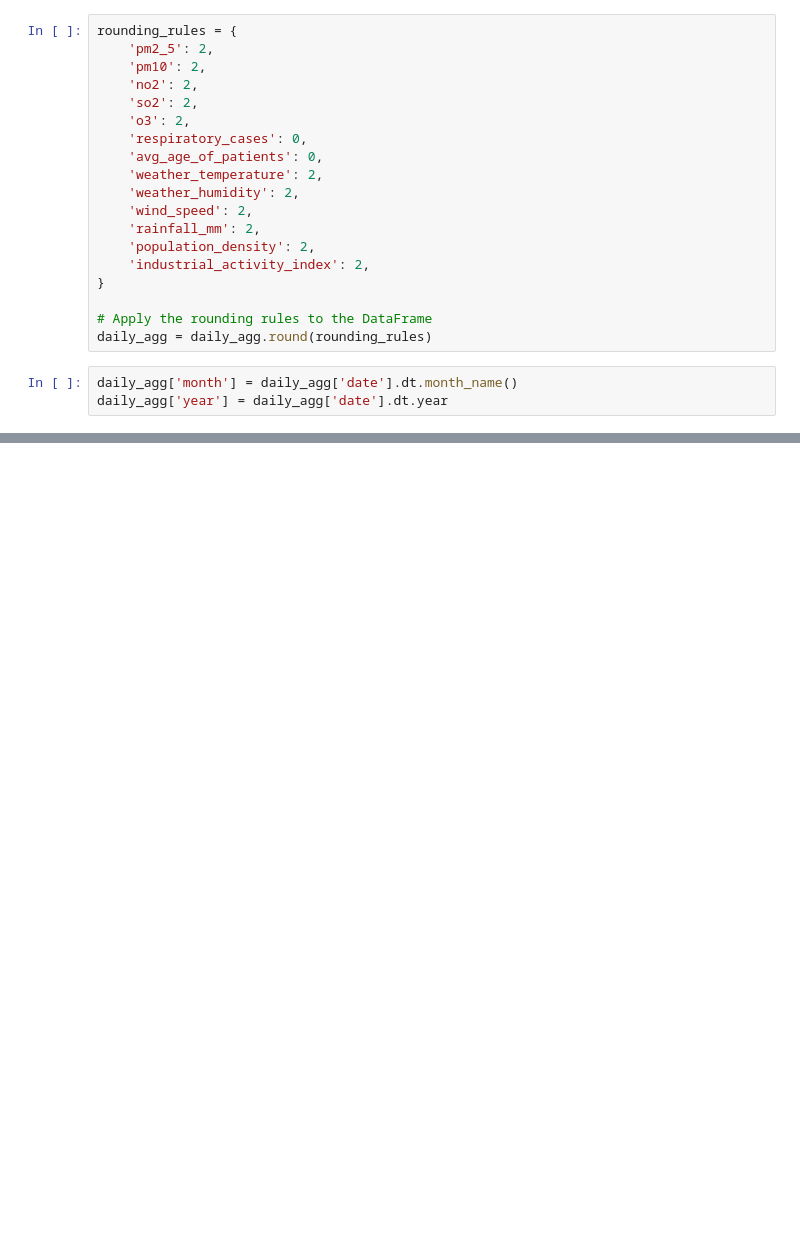
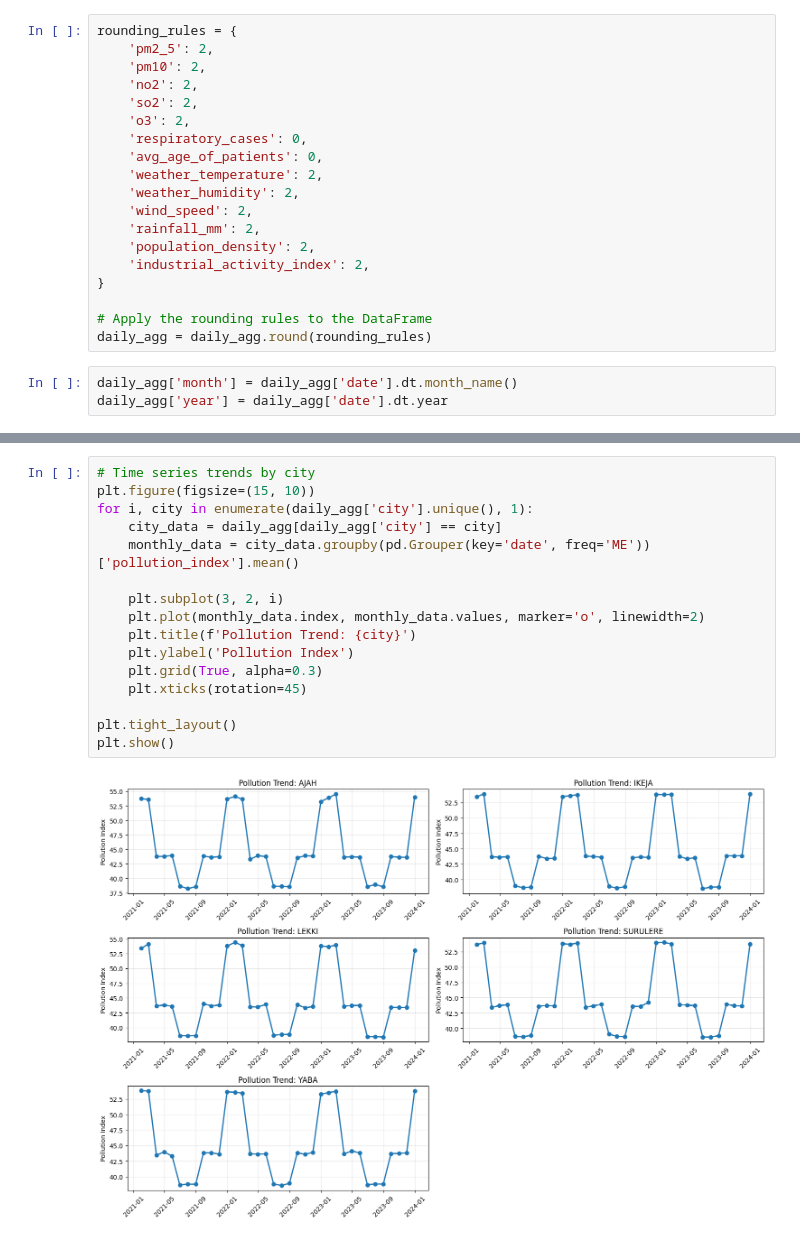
Before and after one commit to Don-Alvin/air_pollution, a Jupyter notebook: air_pollution_analysis.ipynb, the cells around one changed output, grey strips where cells are left out. Saved outputs shown, nothing was run; the diff lists cells and outputs as text; blank space fills up the shorter version.

```diff
--- a/air_pollution_analysis.ipynb
+++ b/air_pollution_analysis.ipynb
@@ -215,0 +298,18 @@ daily_agg['season'] = daily_agg['month'].apply(is_harmattan)
+# %%
+# Time series trends by city
+plt.figure(figsize=(15, 10))
+for i, city in enumerate(daily_agg['city'].unique(), 1):
+    city_data = daily_agg[daily_agg['city'] == city]
+    monthly_data = city_data.groupby(pd.Grouper(key='date', freq='ME'))['pollution_index'].mean()
+
+    plt.subplot(3, 2, i)
+    plt.plot(monthly_data.index, monthly_data.values, marker='o', linewidth=2)
+    plt.title(f'Pollution Trend: {city}')
+    plt.ylabel('Pollution Index')
+    plt.grid(True, alpha=0.3)
+    plt.xticks(rotation=45)
+
+plt.tight_layout()
+plt.show()
+# %% [output]
+[figure, added]
```
Also changed, not shown: parts of 17 cells of this notebook.
